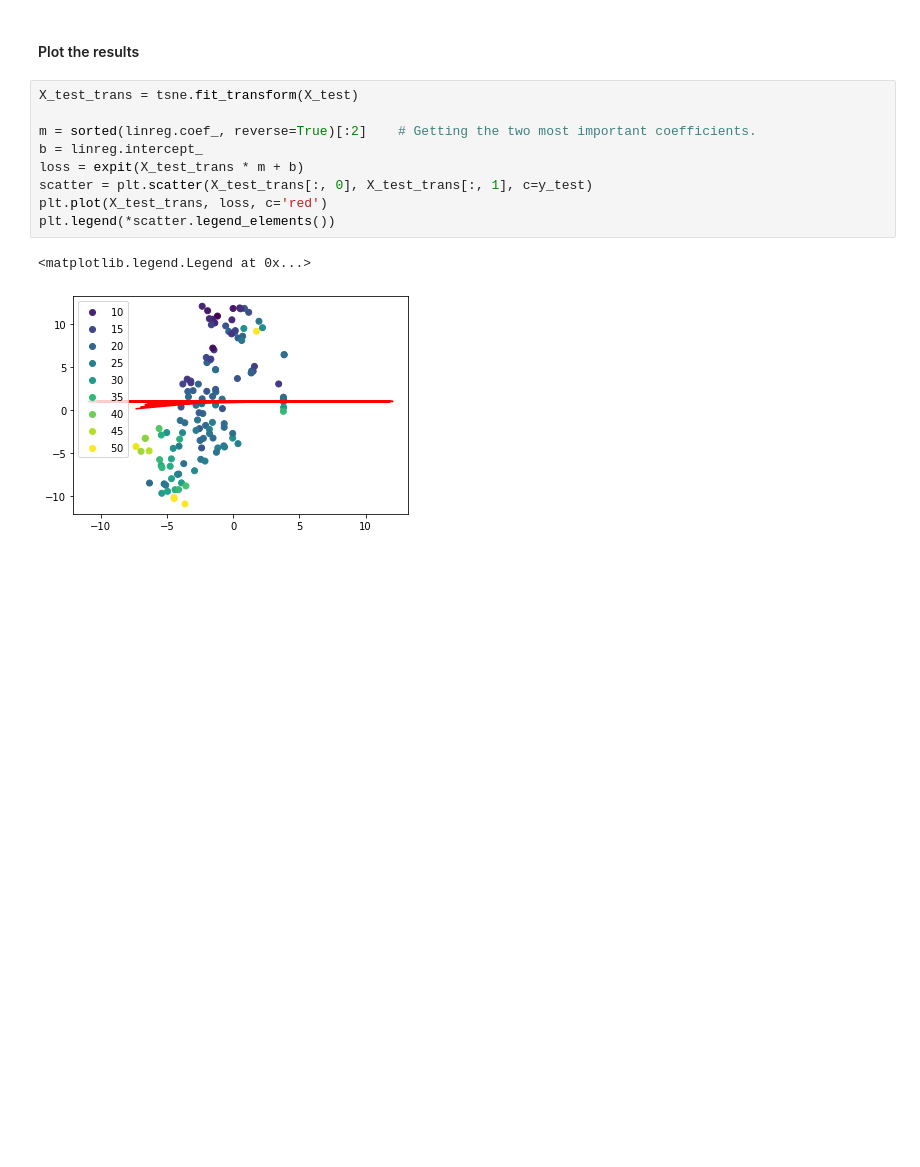
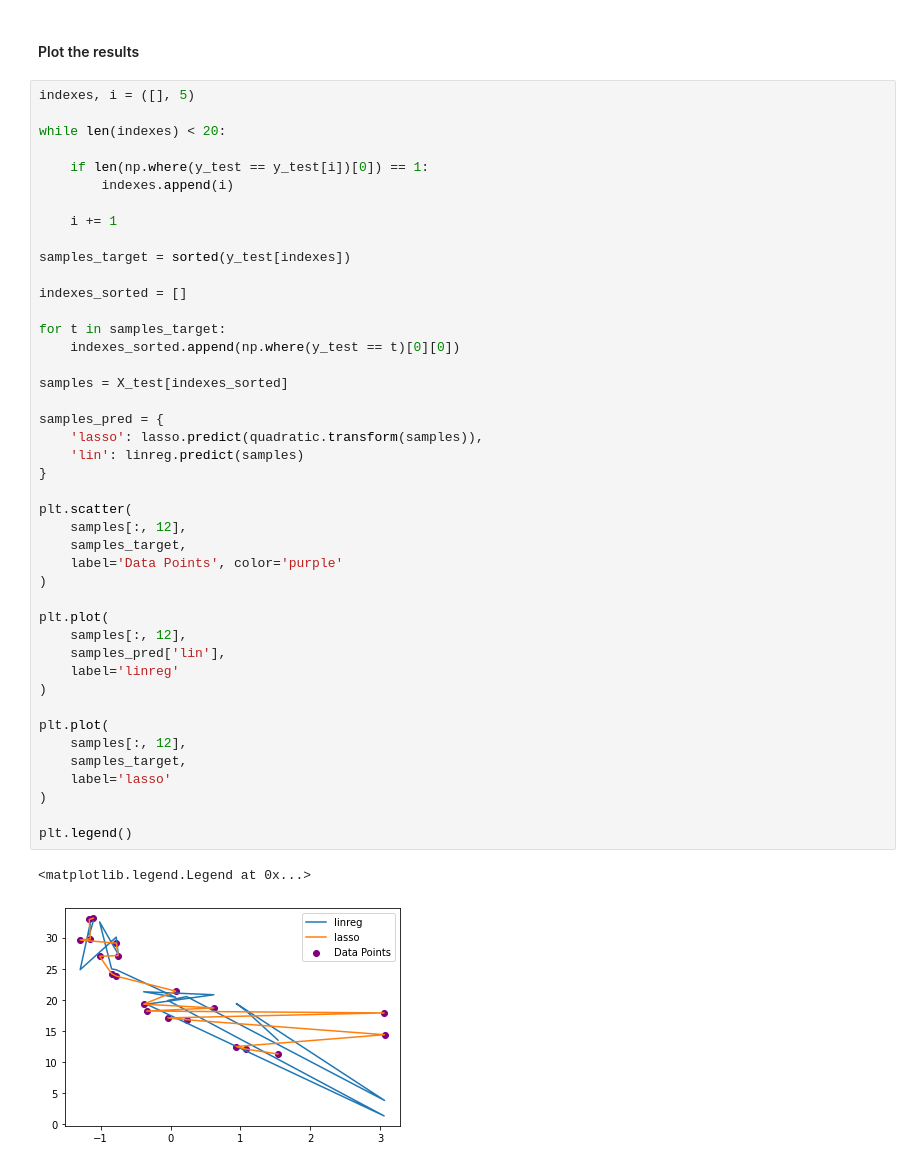
Before and after one commit to rohannakra/AI-Predicts-Boston-House-Prices, a Jupyter notebook: AI_predicts_house_prices.ipynb, the cells around one changed output. Drawn from its saved outputs; the diff is of its cells as text; blank space fills up the shorter version.

Commit message:
Editing plots.

```diff
--- a/AI_predicts_house_prices.ipynb
+++ b/AI_predicts_house_prices.ipynb
@@ -135,14 +138,48 @@ Target Price: 18.9
 # %% [markdown]
 #### Plot the results
-# %%
-X_test_trans = tsne.fit_transform(X_test)
-
-m = sorted(linreg.coef_, reverse=True)[:2]    # Getting the two most important coefficients.
-b = linreg.intercept_
-loss = expit(X_test_trans * m + b)
-scatter = plt.scatter(X_test_trans[:, 0], X_test_trans[:, 1], c=y_test)
-plt.plot(X_test_trans, loss, c='red')
-plt.legend(*scatter.legend_elements())
-# %% [output]
-<matplotlib.legend.Legend at 0x...>
-[figure, removed]
+# %%
+indexes, i = ([], 5)
+
+while len(indexes) < 20:
+
+    if len(np.where(y_test == y_test[i])[0]) == 1:
+        indexes.append(i)
+
+    i += 1
+
+samples_target = sorted(y_test[indexes])
+
+indexes_sorted = []
+
+for t in samples_target:
+    indexes_sorted.append(np.where(y_test == t)[0][0])
+
+samples = X_test[indexes_sorted]
+
+samples_pred = {
+    'lasso': lasso.predict(quadratic.transform(samples)),
+    'lin': linreg.predict(samples)
+}
+
+plt.scatter(
+    samples[:, 12],
+    samples_target,
+    label='Data Points', color='purple'
+)
+
+plt.plot(
+    samples[:, 12],
+    samples_pred['lin'],
+    label='linreg'
+)
+
+plt.plot(
+    samples[:, 12],
+    samples_target,
+    label='lasso'
+)
+
+plt.legend()
+# %% [output]
+<matplotlib.legend.Legend at 0x...>
+[figure, added]
```
Also changed, not shown: parts of 3 cells of this notebook, 1 other file.
